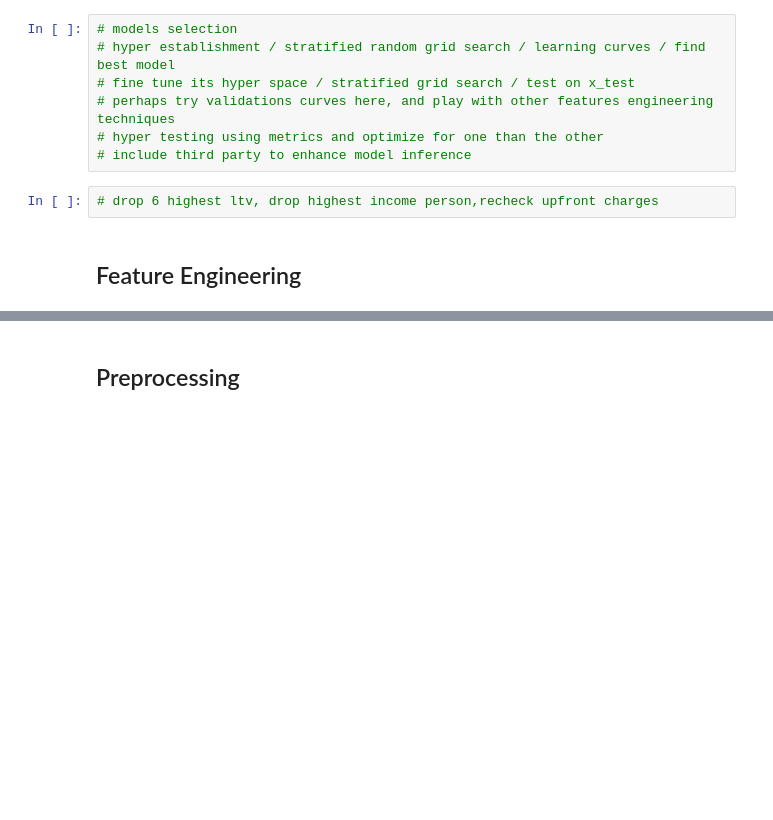
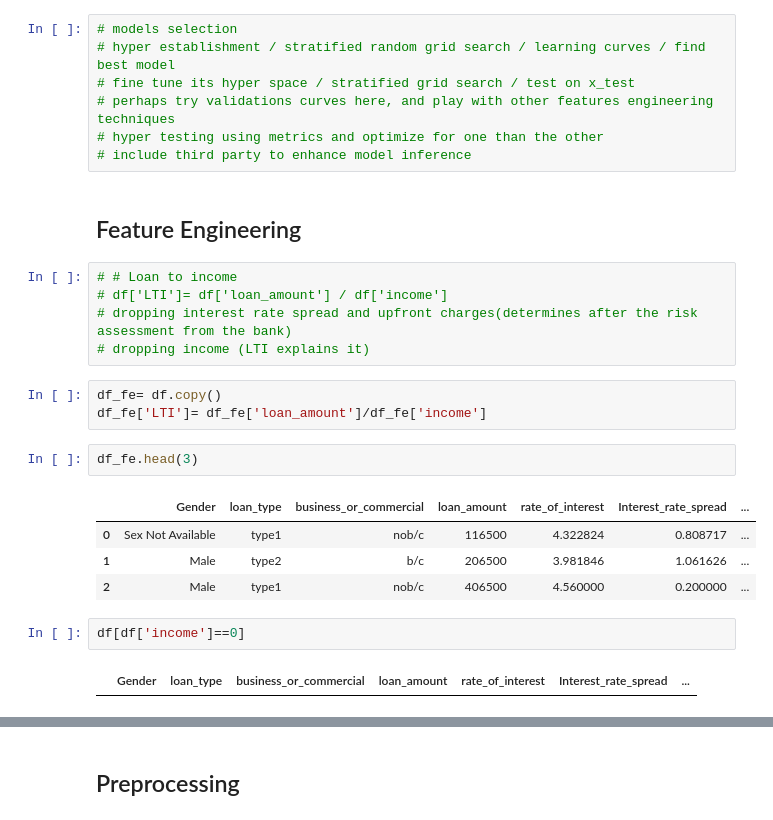
Before and after one commit to ethanhopkins101/DataScience-Projects, a Jupyter notebook: credit_card_customers/loan_default.ipynb, the cells around one changed output, grey strips where cells are left out. Drawn from its saved outputs; the diff is of its cells as text; blank space fills up the shorter version.

```diff
--- a/credit_card_customers/loan_default.ipynb
+++ b/credit_card_customers/loan_default.ipynb
@@ -1042,7 +1036,24 @@ df[df['rate_of_interest']==0]
 # perhaps try validations curves here, and play with other features engineering techniques
 # hyper testing using metrics and optimize for one than the other
 # include third party to enhance model inference
-# %%
-# drop 6 highest ltv, drop highest income person,recheck upfront charges
 # %% [markdown]
 ## Feature Engineering
+# %%
+# # Loan to income
+# df['LTI']= df['loan_amount'] / df['income']
+# dropping interest rate spread and upfront charges(determines after the risk assessment from the bank)
+# dropping income (LTI explains it)
+# %%
+df_fe= df.copy()
+df_fe['LTI']= df_fe['loan_amount']/df_fe['income']
+# %%
+df_fe.head(3)
+# %% [output]
+|  | Gender | loan_type | business_or_commercial | loan_amount | rate_of_interest | Interest_rate_spread | ... |
+| 0 | Sex Not Available | type1 | nob/c | 116500 | 4.322824 | 0.808717 | ... |
+| 1 | Male | type2 | b/c | 206500 | 3.981846 | 1.061626 | ... |
+| 2 | Male | type1 | nob/c | 406500 | 4.560000 | 0.200000 | ... |
+# %%
+df[df['income']==0]
+# %% [output]
+|  | Gender | loan_type | business_or_commercial | loan_amount | rate_of_interest | Interest_rate_spread | ... |
```
Also changed, not shown: parts of 9 cells of this notebook.
